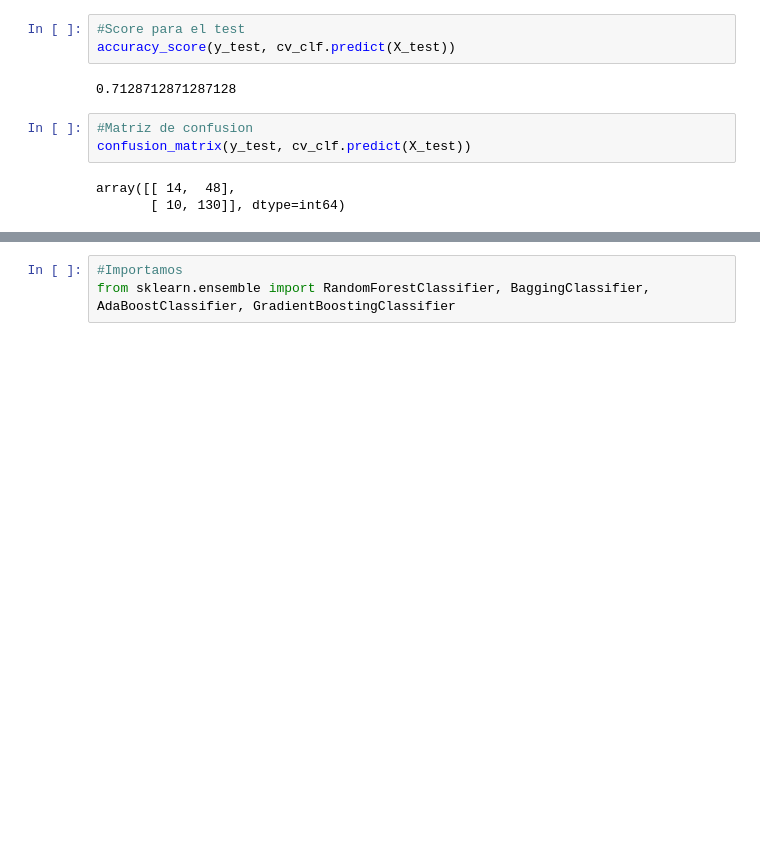
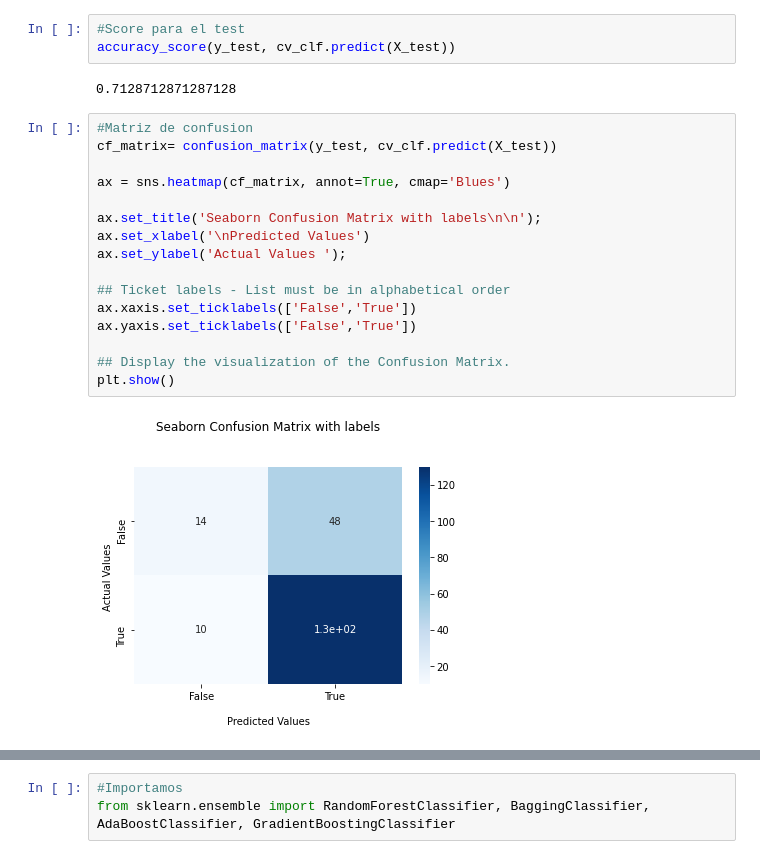
Before and after one commit to GerardoGrana/DHdatascienceG8, a Jupyter notebook: Arbol de decisión y ensambles.ipynb, the cells around one changed output, grey strips where cells are left out. Saved outputs shown, nothing was run; the diff lists cells and outputs as text; blank space fills up the shorter version.

```diff
--- a/Arbol de decisión y ensambles.ipynb
+++ b/Arbol de decisión y ensambles.ipynb
@@ -135,10 +135,22 @@ accuracy_score(y_test, cv_clf.predict(X_test))
 0.7128712871287128
 # %%
 #Matriz de confusion
-confusion_matrix(y_test, cv_clf.predict(X_test))
+cf_matrix= confusion_matrix(y_test, cv_clf.predict(X_test))
+
+ax = sns.heatmap(cf_matrix, annot=True, cmap='Blues')
+
+ax.set_title('Seaborn Confusion Matrix with labels\n\n');
+ax.set_xlabel('\nPredicted Values')
+ax.set_ylabel('Actual Values ');
+
+## Ticket labels - List must be in alphabetical order
+ax.xaxis.set_ticklabels(['False','True'])
+ax.yaxis.set_ticklabels(['False','True'])
+
+## Display the visualization of the Confusion Matrix.
+plt.show()
 # %% [output]
-array([[ 14,  48],
-       [ 10, 130]], dtype=int64)
+[figure, added]
 # %%
 #Visualizamos el árbol
 dot_data = tree.export_graphviz(cv_clf, out_file=None,feature_names= X.columns, filled = True)
```
Also changed, not shown: parts of 17 cells of this notebook, 3 other files.
